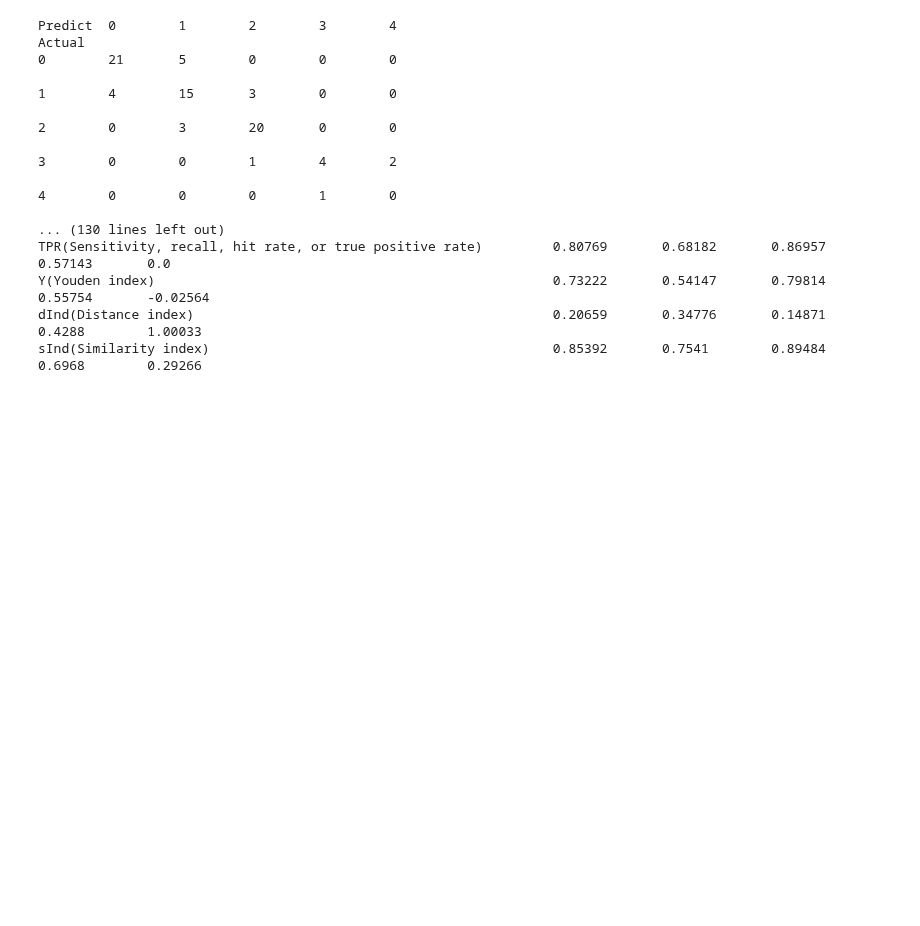
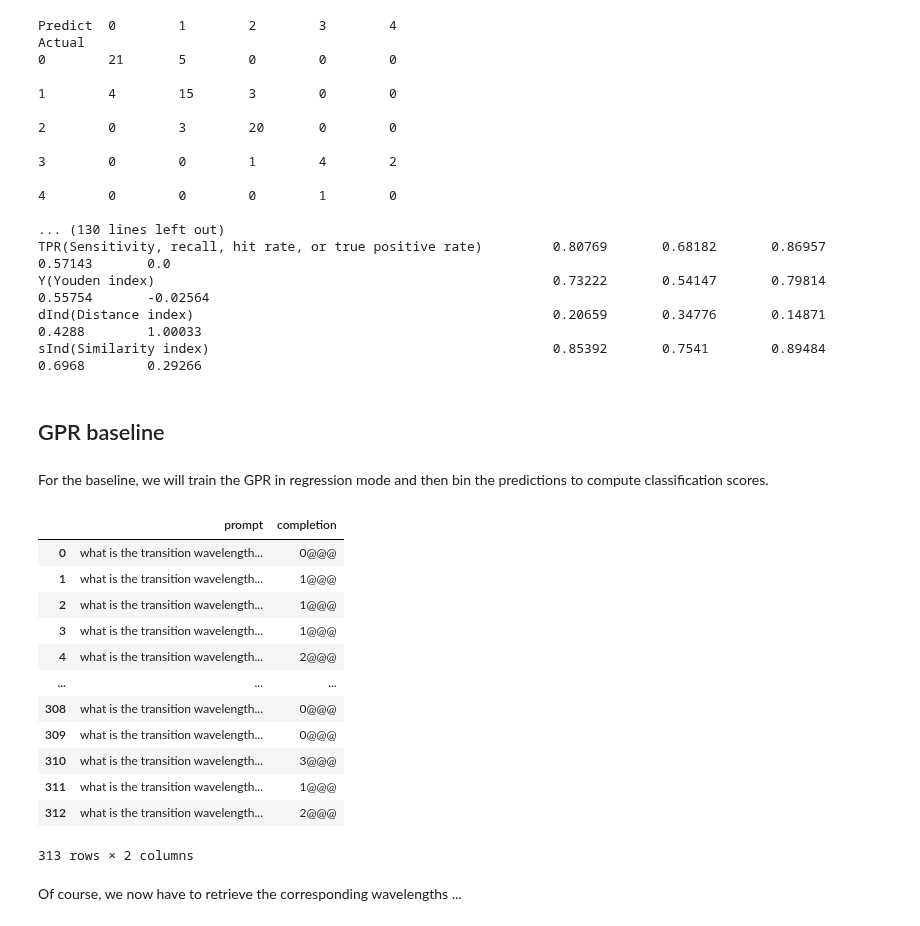
Before and after one commit to kjappelbaum/gpt3forchem, a Jupyter notebook: experiments/08_explore_photoswitch_learning.ipynb, the cells around one changed output. Saved outputs shown, nothing was run; the diff lists cells and outputs as text; code cells hidden in the pictures; blank space fills up the shorter version.

```diff
--- a/experiments/08_explore_photoswitch_learning.ipynb
+++ b/experiments/08_explore_photoswitch_learning.ipynb
@@ -102,3 +108,28 @@ TPR(Sensitivity, recall, hit rate, or true positive rate)         0.80769
 Y(Youden index)                                                   0.73222       0.54147       0.79814       0.55754       -0.02564
 dInd(Distance index)                                              0.20659       0.34776       0.14871       0.4288        1.00033
 sInd(Similarity index)                                            0.85392       0.7541        0.89484       0.6968        0.29266
+# %% [markdown]
+## GPR baseline
+# %% [markdown]
+For the baseline, we will train the GPR in regression mode and then bin the predictions to compute classification scores.
+# %%
+train_frame = pd.read_json("run_files/2022-08-31-11-17-10_train_prompts_photoswitch_313.jsonl", orient="records", lines=True)
+test_frame = pd.read_json("run_files/2022-08-31-11-17-10_valid_prompts_photoswitch_79.jsonl", orient="records", lines=True)
+# %%
+train_frame
+# %% [output]
+|  | prompt | completion |
+| 0 | what is the transition wavelength... | 0@@@ |
+| 1 | what is the transition wavelength... | 1@@@ |
+| 2 | what is the transition wavelength... | 1@@@ |
+| 3 | what is the transition wavelength... | 1@@@ |
+| 4 | what is the transition wavelength... | 2@@@ |
+| ... | ... | ... |
+| 308 | what is the transition wavelength... | 0@@@ |
+| 309 | what is the transition wavelength... | 0@@@ |
+| 310 | what is the transition wavelength... | 3@@@ |
+| 311 | what is the transition wavelength... | 1@@@ |
+| 312 | what is the transition wavelength... | 2@@@ |
+313 rows × 2 columns
+# %% [markdown]
+Of course, we now have to retrieve the corresponding wavelengths ...
```
Also changed, not shown: parts of 15 cells of this notebook, 6 other files.
